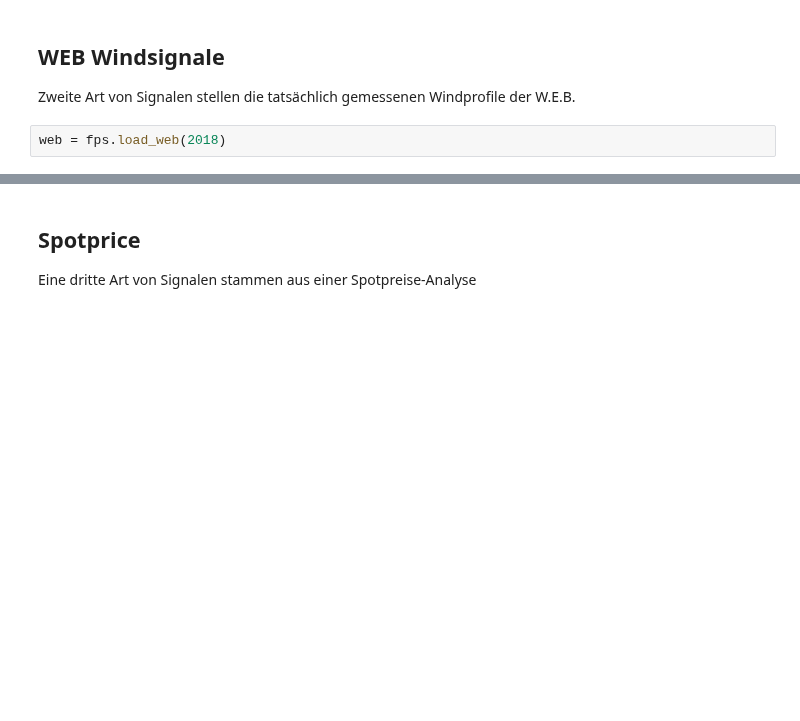
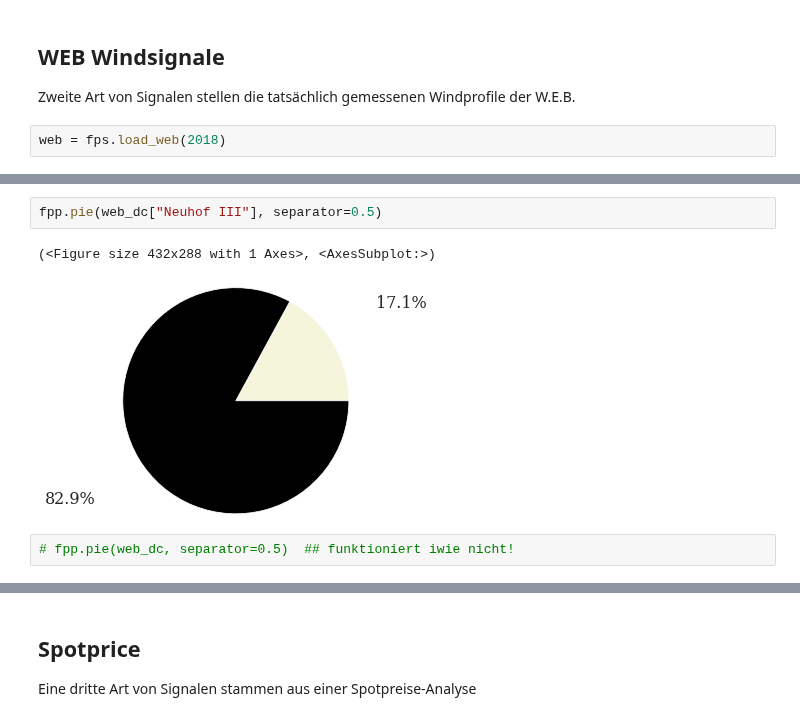
Before and after one commit to simonschaluppe/FLUCCOplus, a Jupyter notebook: notebooks/4.3.4_Signal_Vergleich.ipynb, the cells around one changed output, grey strips where cells are left out. Saved outputs shown, nothing was run; the diff lists cells and outputs as text; blank space fills up the shorter version.

```diff
--- a/notebooks/4.3.4_Signal_Vergleich.ipynb
+++ b/notebooks/4.3.4_Signal_Vergleich.ipynb
@@ -55,0 +63,7 @@ fpp.heatmap_figure(web_dc["Neuhof III"])
+# %%
+fpp.pie(web_dc["Neuhof III"], separator=0.5)
+# %% [output]
+(<Figure size 432x288 with 1 Axes>, <AxesSubplot:>)
+[figure, added]
+# %%
+# fpp.pie(web_dc, separator=0.5)  ## funktioniert iwie nicht!
```
Also changed, not shown: parts of 15 cells of this notebook, 3 other files.
